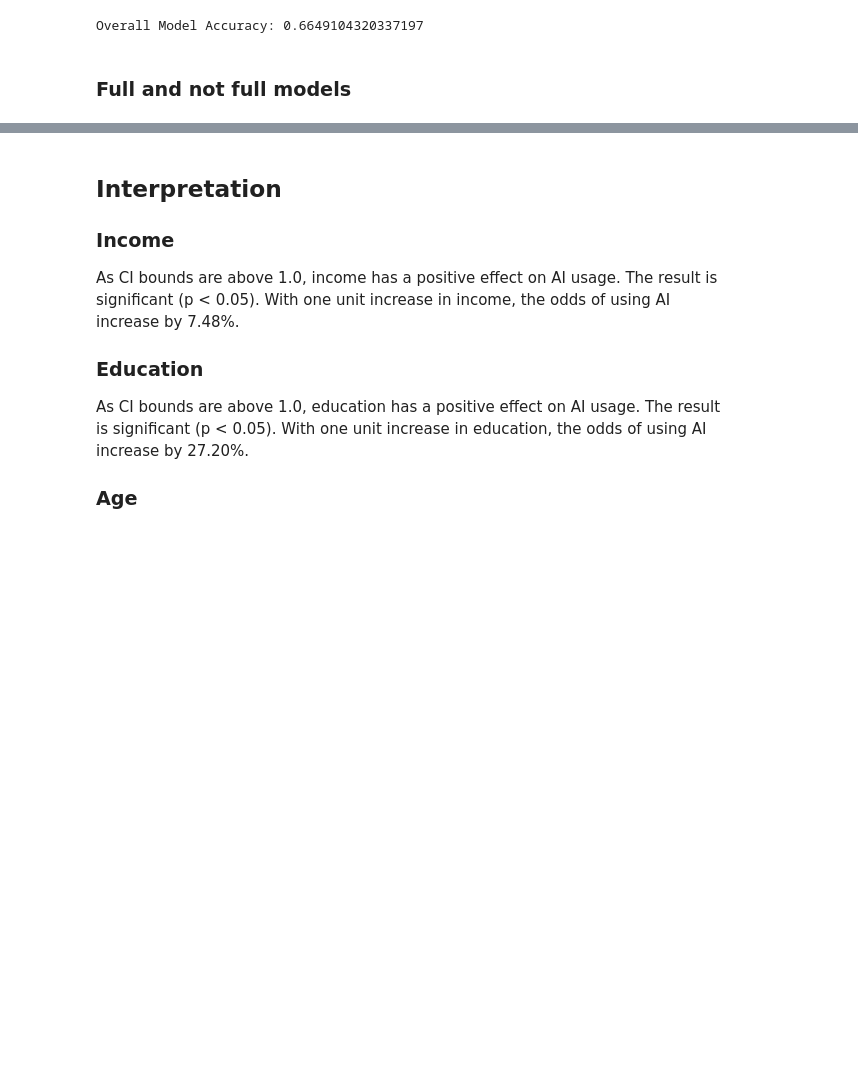
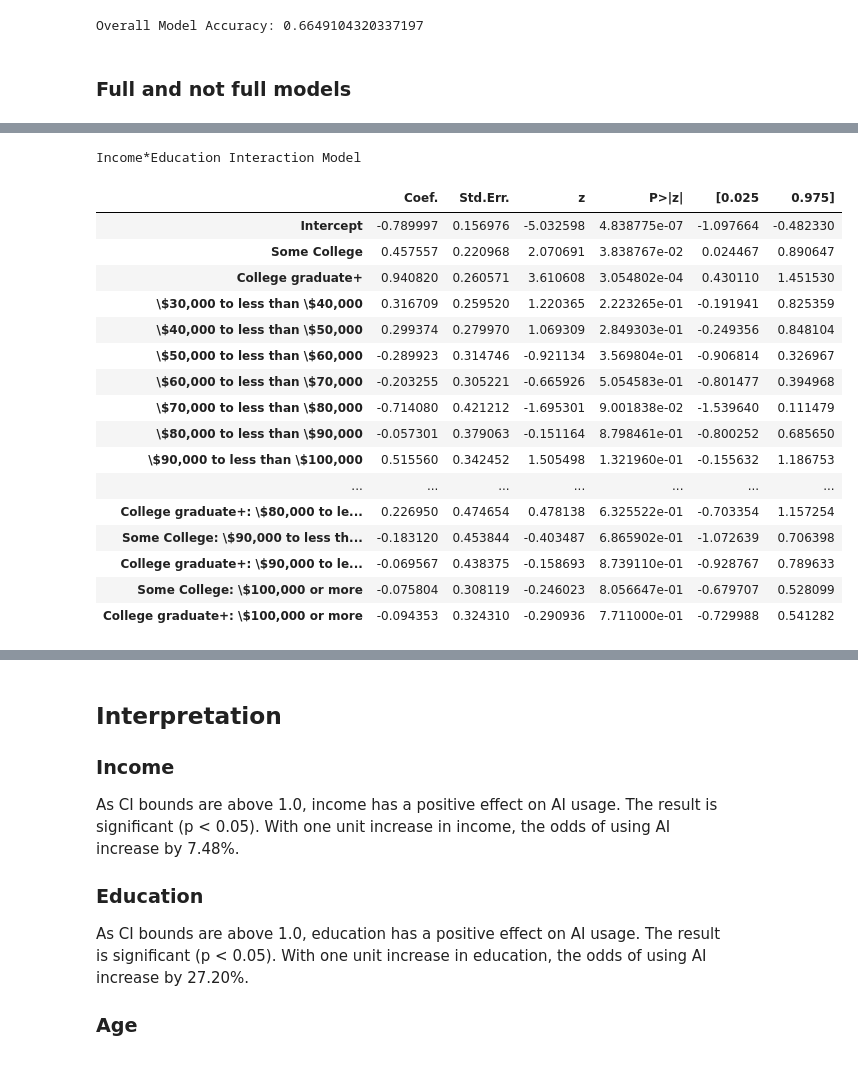
Before and after one commit to shambhavi-20/miniProject2, a Jupyter notebook: atp-w152.ipynb, the cells around one changed output, grey strips where cells are left out. Cells and saved outputs as stored; diff of their text form; code cells hidden in the pictures; blank space fills up the shorter version.

```diff
--- a/atp-w152.ipynb
+++ b/atp-w152.ipynb
@@ -471 +624,67 @@ C(F_EDUCCAT)[T.3]:C(F_INC_SDT1)[T.9.0]     0.0944      0.324      0.291      0.7
 ==========================================================================================================
+# %%
+print('Income*Education Interaction Model')
+income_education_interaction_summary_table = income_education_interaction_model.summary2().tables[1]
+
+rename_dict2 = {
+    "Intercept": "Intercept",
+
+    "C(F_EDUCCAT)[T.2]": "Some College",
+    "C(F_EDUCCAT)[T.3]": "College graduate+",
+
+    "C(F_INC_SDT1)[T.2.0]": r"\$30,000 to less than \$40,000",
+    "C(F_INC_SDT1)[T.3.0]": r"\$40,000 to less than \$50,000",
+    "C(F_INC_SDT1)[T.4.0]": r"\$50,000 to less than \$60,000",
+    "C(F_INC_SDT1)[T.5.0]": r"\$60,000 to less than \$70,000",
+    "C(F_INC_SDT1)[T.6.0]": r"\$70,000 to less than \$80,000",
+    "C(F_INC_SDT1)[T.7.0]": r"\$80,000 to less than \$90,000",
+    "C(F_INC_SDT1)[T.8.0]": r"\$90,000 to less than \$100,000",
+    "C(F_INC_SDT1)[T.9.0]": r"\$100,000 or more",
+
+    "C(F_EDUCCAT)[T.2]:C(F_INC_SDT1)[T.2.0]": r"Some College: \$30,000 to less than \$40,000",
+    "C(F_EDUCCAT)[T.3]:C(F_INC_SDT1)[T.2.0]": r"College graduate+: \$30,000 to less than \$40,000",
+
+    "C(F_EDUCCAT)[T.2]:C(F_INC_SDT1)[T.3.0]": r"Some College: \$40,000 to less than \$50,000",
+    "C(F_EDUCCAT)[T.3]:C(F_INC_SDT1)[T.3.0]": r"College graduate+: \$40,000 to less than \$50,000",
+
+    "C(F_EDUCCAT)[T.2]:C(F_INC_SDT1)[T.4.0]": r"Some College: \$50,000 to less than \$60,000",
+    "C(F_EDUCCAT)[T.3]:C(F_INC_SDT1)[T.4.0]": r"College graduate+: \$50,000 to less than \$60,000",
+
+    "C(F_EDUCCAT)[T.2]:C(F_INC_SDT1)[T.5.0]": r"Some College: \$60,000 to less than \$70,000",
+    "C(F_EDUCCAT)[T.3]:C(F_INC_SDT1)[T.5.0]": r"College graduate+: \$60,000 to less than \$70,000",
+
+    "C(F_EDUCCAT)[T.2]:C(F_INC_SDT1)[T.6.0]": r"Some College: \$70,000 to less than \$80,000",
+    "C(F_EDUCCAT)[T.3]:C(F_INC_SDT1)[T.6.0]": r"College graduate+: \$70,000 to less than \$80,000",
+
+    "C(F_EDUCCAT)[T.2]:C(F_INC_SDT1)[T.7.0]": r"Some College: \$80,000 to less than \$90,000",
+    "C(F_EDUCCAT)[T.3]:C(F_INC_SDT1)[T.7.0]": r"College graduate+: \$80,000 to less than \$90,000",
+
+    "C(F_EDUCCAT)[T.2]:C(F_INC_SDT1)[T.8.0]": r"Some College: \$90,000 to less than \$100,000",
+    "C(F_EDUCCAT)[T.3]:C(F_INC_SDT1)[T.8.0]": r"College graduate+: \$90,000 to less than \$100,000",
+
+    "C(F_EDUCCAT)[T.2]:C(F_INC_SDT1)[T.9.0]": r"Some College: \$100,000 or more",
+    "C(F_EDUCCAT)[T.3]:C(F_INC_SDT1)[T.9.0]": r"College graduate+: \$100,000 or more"
+}
+
+
+income_education_interaction_summary_table = income_education_interaction_summary_table.rename(index=rename_dict2)
+income_education_interaction_summary_table
+# %% [output]
+Income*Education Interaction Model
+|  | Coef. | Std.Err. | z | P>|z| | [0.025 | 0.975] |
+| Intercept | -0.789997 | 0.156976 | -5.032598 | 4.838775e-07 | -1.097664 | -0.482330 |
+| Some College | 0.457557 | 0.220968 | 2.070691 | 3.838767e-02 | 0.024467 | 0.890647 |
+| College graduate+ | 0.940820 | 0.260571 | 3.610608 | 3.054802e-04 | 0.430110 | 1.451530 |
+| \$30,000 to less than \$40,000 | 0.316709 | 0.259520 | 1.220365 | 2.223265e-01 | -0.191941 | 0.825359 |
+| \$40,000 to less than \$50,000 | 0.299374 | 0.279970 | 1.069309 | 2.849303e-01 | -0.249356 | 0.848104 |
+| \$50,000 to less than \$60,000 | -0.289923 | 0.314746 | -0.921134 | 3.569804e-01 | -0.906814 | 0.326967 |
+| \$60,000 to less than \$70,000 | -0.203255 | 0.305221 | -0.665926 | 5.054583e-01 | -0.801477 | 0.394968 |
+| \$70,000 to less than \$80,000 | -0.714080 | 0.421212 | -1.695301 | 9.001838e-02 | -1.539640 | 0.111479 |
+| \$80,000 to less than \$90,000 | -0.057301 | 0.379063 | -0.151164 | 8.798461e-01 | -0.800252 | 0.685650 |
+| \$90,000 to less than \$100,000 | 0.515560 | 0.342452 | 1.505498 | 1.321960e-01 | -0.155632 | 1.186753 |
+| ... | ... | ... | ... | ... | ... | ... |
+| College graduate+: \$80,000 to le... | 0.226950 | 0.474654 | 0.478138 | 6.325522e-01 | -0.703354 | 1.157254 |
+| Some College: \$90,000 to less th... | -0.183120 | 0.453844 | -0.403487 | 6.865902e-01 | -1.072639 | 0.706398 |
+| College graduate+: \$90,000 to le... | -0.069567 | 0.438375 | -0.158693 | 8.739110e-01 | -0.928767 | 0.789633 |
+| Some College: \$100,000 or more | -0.075804 | 0.308119 | -0.246023 | 8.056647e-01 | -0.679707 | 0.528099 |
+| College graduate+: \$100,000 or more | -0.094353 | 0.324310 | -0.290936 | 7.711000e-01 | -0.729988 | 0.541282 |
```
Also changed, not shown: parts of 18 cells of this notebook.
